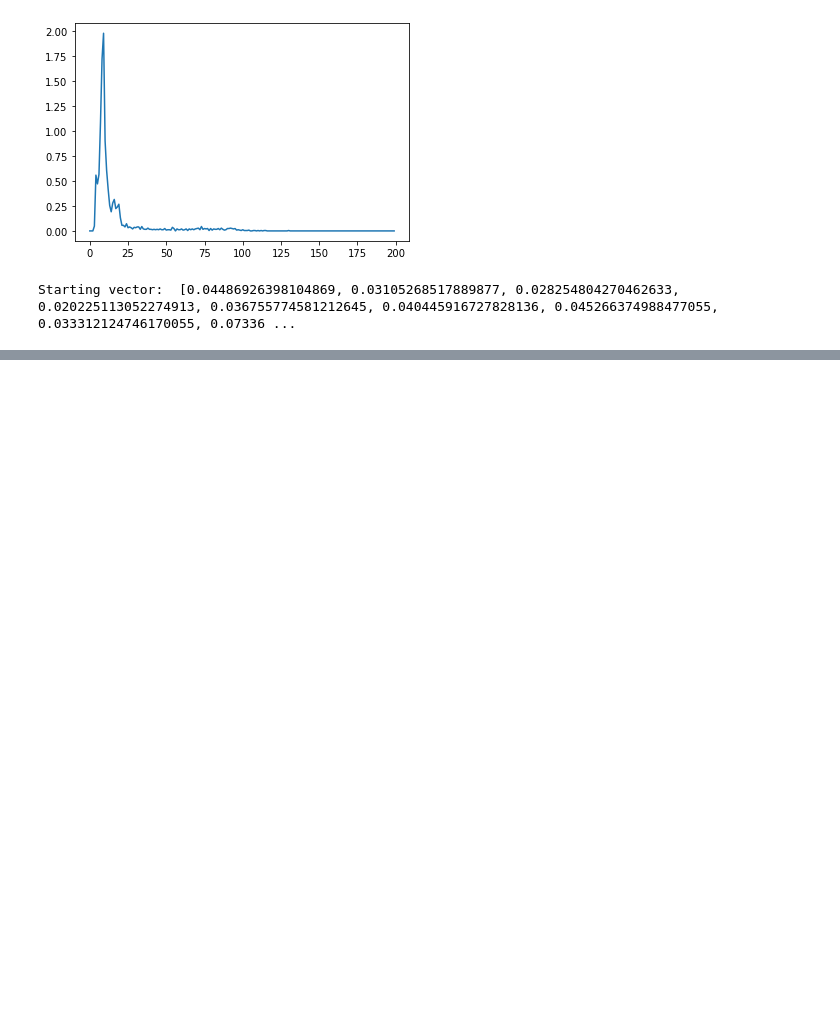
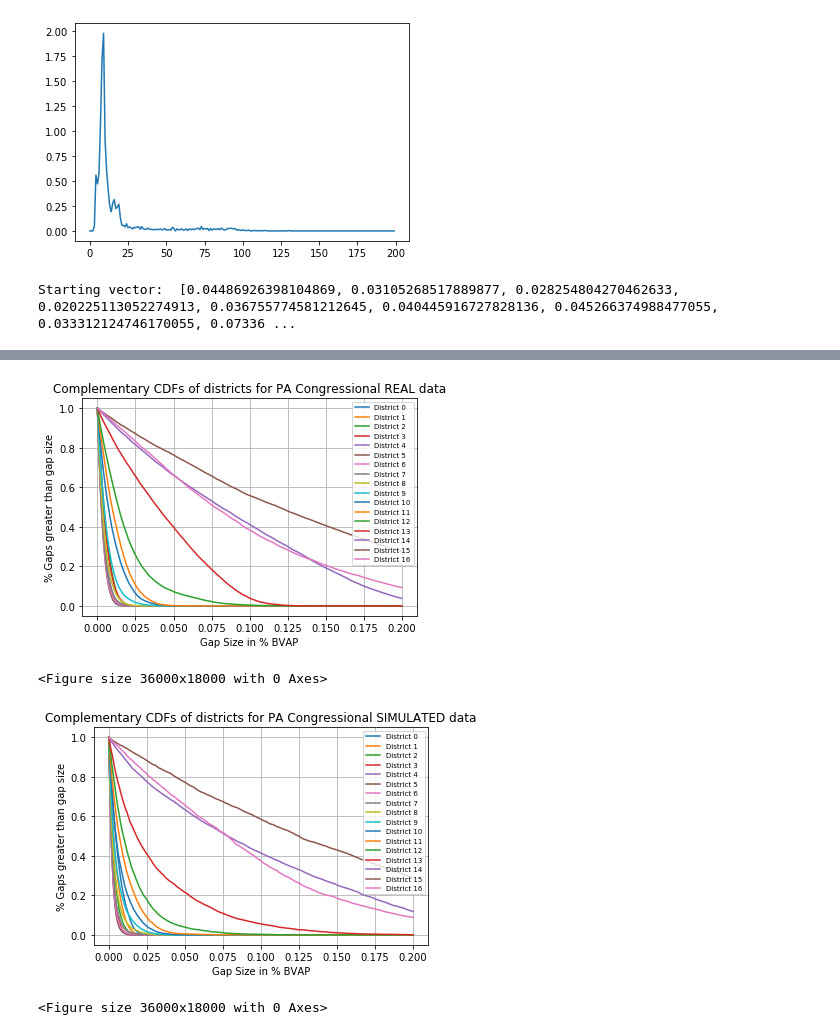
Before and after one commit to vrdi/gaps, a Jupyter notebook: Nongeometric_simplex_sampling_PA.ipynb, the cells around one changed output, grey strips where cells are left out. Cells and saved outputs as stored; diff of their text form; code cells hidden in the pictures; blank space fills up the shorter version.

Commit message:
final notebooks for histograms with Mackenzie simulations

```diff
--- a/Nongeometric_simplex_sampling_PA.ipynb
+++ b/Nongeometric_simplex_sampling_PA.ipynb
@@ -157,0 +128,16 @@ for i in range(num_districts-1):
+# %%
+# State-dependent variables
+state = "PA"
+num_districts = 18
+dest_folder = "./plots/"
+# %%
+# The following code calculates the BVAP % in each district and sorts them into a list
+# The initial_partition is the enacted plan we think
+# dict_BVAP is BVAP percents that thomas stored in dictionary (BVAP% = BVAP/VAP)
+
+dict_BVAP_list = sorted(dict_BVAP.values())
+
+# find the gap between each district
+enacted_gaps = []
+for i in range(num_districts-1):
+    enacted_gaps.append(dict_BVAP_list[i+1] - dict_BVAP_list[i])
@@ -158 +180,33 @@ for i in range(num_districts-1):
+# %%
+""" Plot the complementary cdfs
+"""
+
+def plot_complementary_cdfs(complementary_cdfs, state, dtype, dest_folder):
+    fig = plt.figure()
+    legend_strs = []
+    for i in range(num_districts-1):
+        plt.plot(xs, complementary_cdfs[i])
+        legend_strs.append("District "+ str(i))
+
+    # plt.clf()
+    plt.xlabel("Gap Size in % BVAP")
+    plt.ylabel("% Gaps greater than gap size")
+    plt.title("Complementary CDFs of districts for "+ state + " Congressional " + dtype + " data")
+    plt.legend(legend_strs)
+    plt.grid()
+    params = {'legend.fontsize': 7,
+              'legend.handlelength': 2}
+    plt.rcParams.update(params)
+    plt.figure(figsize=(120, 60), dpi=300) # doesnt save a high resolution image
+
+    # plt.show()
+    fig.savefig(dest_folder+ "cdf_" + state +"_" + dtype + ".png")
+
+plot_complementary_cdfs(real_complementary_cdfs, state, "REAL", dest_folder)
+plot_complementary_cdfs(simulated_complementary_cdfs, state, "SIMULATED", dest_folder)
+# %% [output]
+[figure, added]
+<Figure size 36000x18000 with 0 Axes>
+[figure, added]
+<Figure size 36000x18000 with 0 Axes>
 # %%
```
Also changed, not shown: parts of 8 cells of this notebook, 1 other file.
